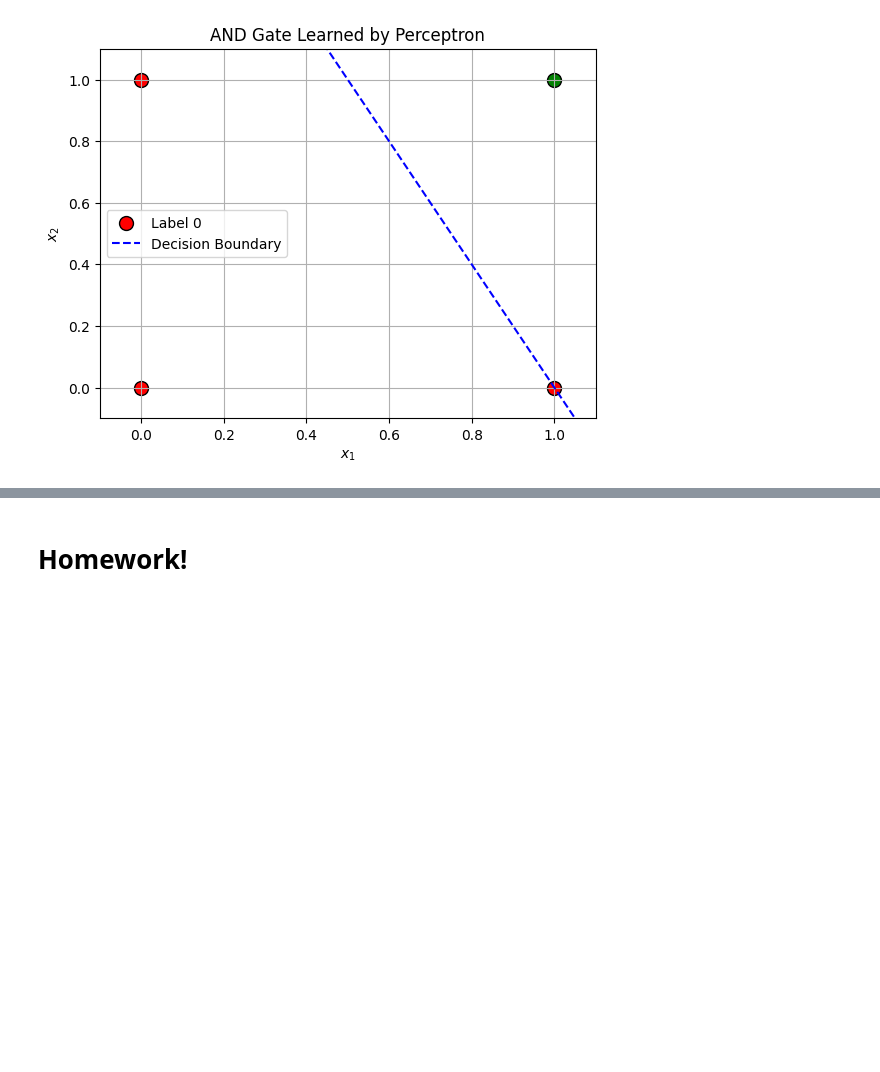
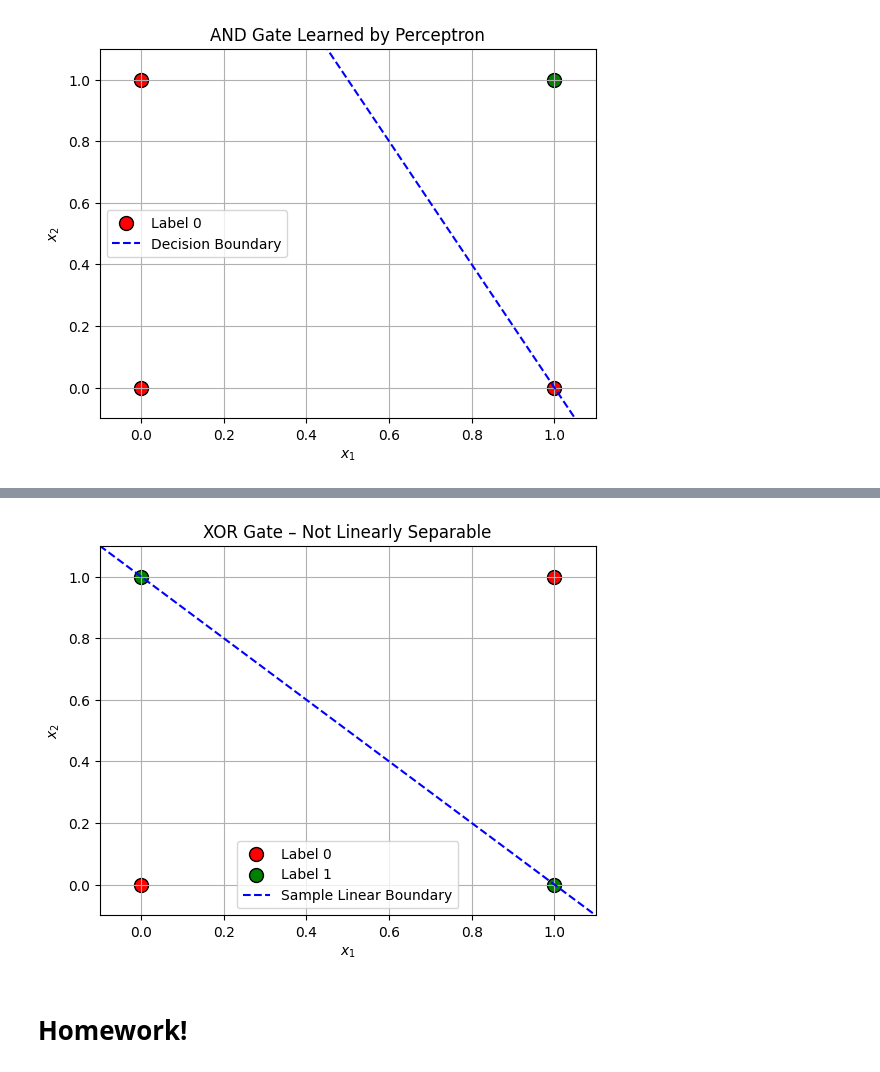
Before and after one commit to DaveyandGwiz/simple_neural_net, a Jupyter notebook: demo_prep.ipynb, the cells around one changed output, grey strips where cells are left out. Cells and saved outputs as stored; diff of their text form; code cells hidden in the pictures; blank space fills up the shorter version.

```diff
--- a/demo_prep.ipynb
+++ b/demo_prep.ipynb
@@ -297,0 +312,35 @@ plt.show()
+# %%
+import numpy as np
+import matplotlib.pyplot as plt
+
+# XOR inputs and labels
+X = np.array([
+    [0, 0],
+    [0, 1],
+    [1, 0],
+    [1, 1]
+])
+y = np.array([0, 1, 1, 0])
+
+# Plot the inputs
+for i in range(len(X)):
+    color = 'green' if y[i] == 1 else 'red'
+    plt.scatter(X[i, 0], X[i, 1], color=color, s=100, edgecolors='k', label=f"Label {y[i]}" if i < 2 else "")
+
+plt.title("XOR Gate – Not Linearly Separable")
+plt.xlabel("$x_1$")
+plt.ylabel("$x_2$")
+plt.xlim(-0.1, 1.1)
+plt.ylim(-0.1, 1.1)
+plt.grid(True)
+
+# OPTIONAL: draw a fake linear boundary to show futility
+# e.g. x1 + x2 - 1 = 0 → x2 = 1 - x1
+x_vals = np.linspace(-0.1, 1.1, 100)
+y_vals = 1 - x_vals
+plt.plot(x_vals, y_vals, 'b--', label="Sample Linear Boundary")
+
+plt.legend()
+plt.show()
+# %% [output]
+[figure, added]
```
Also changed, not shown: parts of 21 cells of this notebook, 1 other file.
